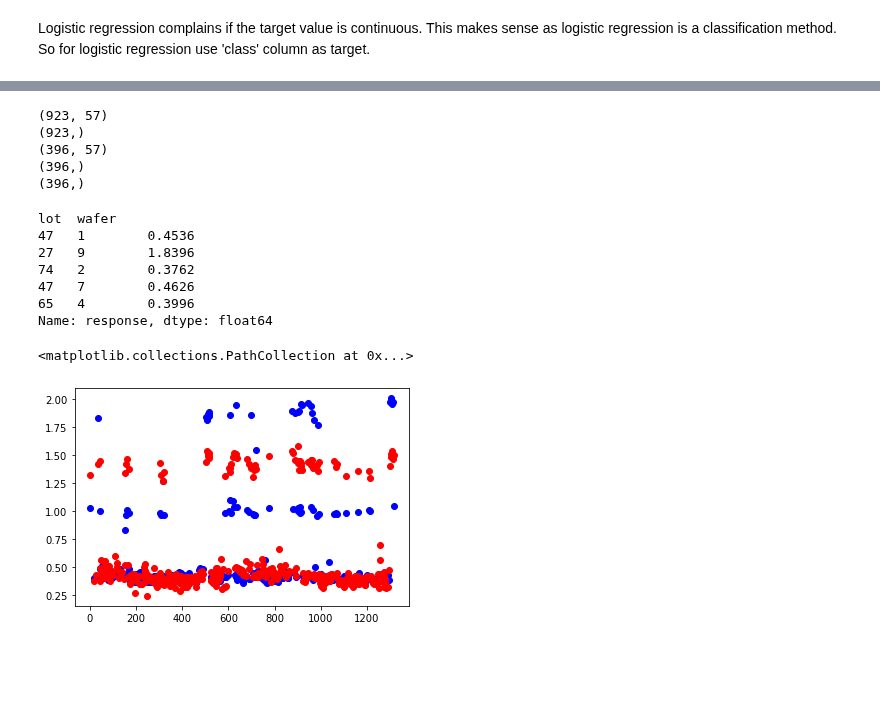
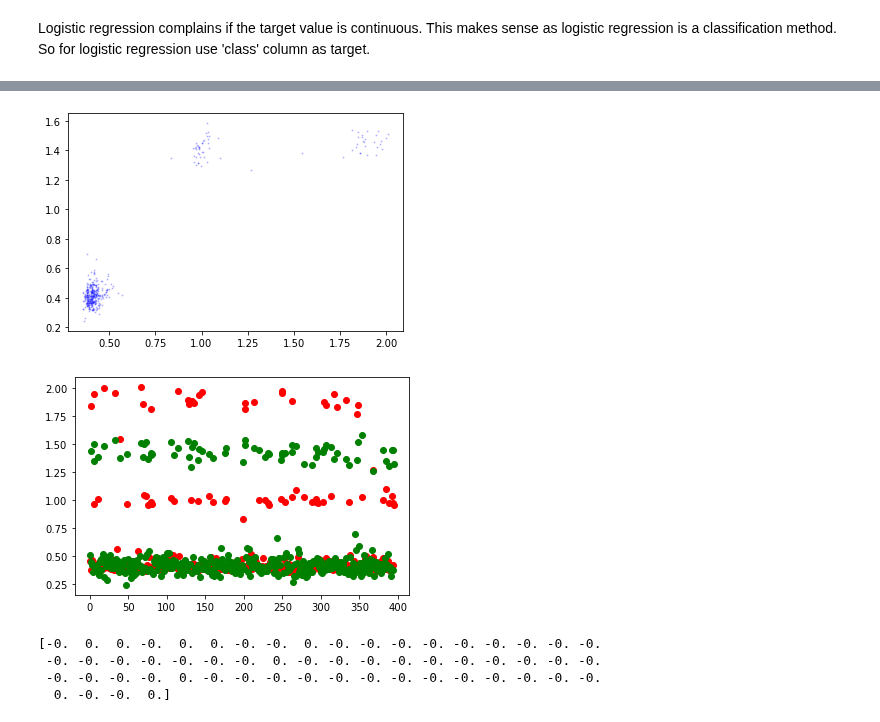
Before and after one commit to divtummala/springboard, a Jupyter notebook: Capstone/EquipmentDataFinal/semiTool.ipynb, the cells around one changed output, grey strips where cells are left out. Saved outputs shown, nothing was run; the diff lists cells and outputs as text; code cells hidden in the pictures; blank space fills up the shorter version.

```diff
--- a/Capstone/EquipmentDataFinal/semiTool.ipynb
+++ b/Capstone/EquipmentDataFinal/semiTool.ipynb
@@ -191,8 +341,13 @@ print(y.shape)
+# %%
+#X = data.drop('response', axis=1).astype('float')
+#y = data['response'].astype('float')
+X = data.drop('response', axis=1).values
+y = data['response'].values
 # %%
 X_train, X_test, y_train, y_test = train_test_split(X, y, test_size=0.3, random_state=314)
 # %%
-#scaler = StandardScaler(with_mean=True)
+#scaler = StandardScaler()
 scaler = MinMaxScaler()
 scaler.fit(X_train)
-scaler.transform(X_train);
-scaler.transform(X_test);
+X_train = scaler.transform(X_train);
+X_test = scaler.transform(X_test)
@@ -216,7 +358,22 @@ lasso_reg = Lasso(alpha=10)
 lin_reg.fit(X_train, y_train)
 y_pred_train = lin_reg.predict(X_train)
 y_pred_test = lin_reg.predict(X_test)
+# %%
+plt.scatter(y_test, y_pred_test, c='blue', alpha=0.2, s=1)
+plt.show()
+plt.scatter(np.arange(len(y_test)), y_test, c='red')
+plt.scatter(np.arange(len(y_test)), y_pred_test, c='green')
+plt.show()
+# %% [output]
+[figure, added]
+[figure, added]
 # %%
-#log_reg.fit(X_train, y_train)
-#y_pred_train = log_reg.predict(X_train)
-#y_pred_test = log_reg.predict(X_test)
+lasso_reg.fit(X_train, y_train)
+y_pred_train = lasso_reg.predict(X_train)
+y_pred_test = lasso_reg.predict(X_test)
+print(lasso_reg.coef_)
+# %% [output]
+[-0.  0.  0. -0.  0.  0. -0. -0.  0. -0. -0. -0. -0. -0. -0. -0. -0. -0.
+ -0. -0. -0. -0. -0. -0. -0.  0. -0. -0. -0. -0. -0. -0. -0. -0. -0. -0.
+ -0. -0. -0. -0.  0. -0. -0. -0. -0. -0. -0. -0. -0. -0. -0. -0. -0. -0.
+  0. -0. -0.  0.]
@@ -232,34 +379,0 @@ y_pred_test = lin_reg.predict(X_test)
-# %%
-print(X_train.shape)
-print(y_train.shape)
-print(X_test.shape)
-print(y_test.shape)
-print(y_pred_test.shape)
-# %% [output]
-(923, 57)
-(923,)
-(396, 57)
-(396,)
-(396,)
-# %%
-y_test.head()
-# %% [output]
-lot  wafer
-47   1        0.4536
-27   9        1.8396
-74   2        0.3762
-47   7        0.4626
-65   4        0.3996
-Name: response, dtype: float64
-# %%
-#plt.scatter(y_test, y_pred_test, alpha=0.5)
-plt.scatter(X_test['new_index'], y_test, c='blue')
-plt.scatter(X_test['new_index'], y_pred_test, c='red')
-#plt.figure(figsize=(20,3))
-#plt.ylim(-0.5, 1.2)
-#plt.scatter(np.arange(len(y_test)), y_test, c='green', s=15, alpha=0.4);
-#plt.scatter(np.arange(len(y_test)), y_pred_test, c='red', s=15, alpha=0.2);
-#plt.scatter(np.arange(len(y_train)), y_pred_train, c='red', s=15, alpha=0.2);
-# %% [output]
-<matplotlib.collections.PathCollection at 0x...>
-[figure, removed]
```
Also changed, not shown: parts of 42 cells of this notebook.
